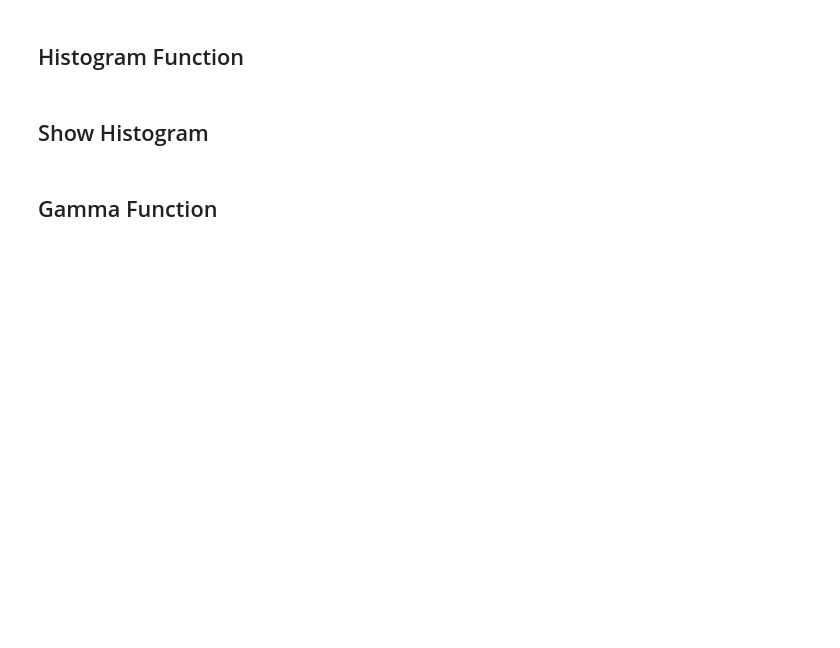
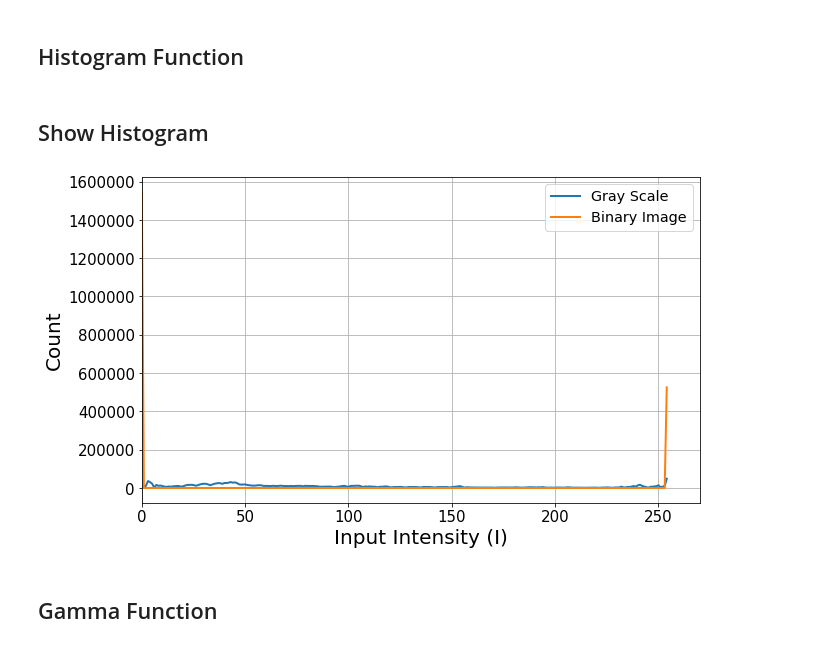
Before and after one commit to mohamed244134/Shotgun_Robot_Using_Image_Processing_Techniques, a Jupyter notebook: Intensity Level Transformation.ipynb, the cells around one changed output. Saved outputs shown, nothing was run; the diff lists cells and outputs as text; code cells hidden in the pictures; blank space fills up the shorter version.

```diff
--- a/Intensity Level Transformation.ipynb
+++ b/Intensity Level Transformation.ipynb
@@ -33,17 +65,34 @@ import cv2
 # %% [markdown]
 ## Histogram Function
-# %%
-## define the histogram function ##
-def hist_func:
-    ##... CODE HERE ...##
+# %%
+## define the histogram function ##
+def hist_func(img_in,img_out,name,name_1,name_2):
+    ##... CODE HERE ...##
+    hist_in = cv2.calcHist([img_in],[0],None,[255],[0,256])
+    hist_out = cv2.calcHist([img_out],[0],None,[255],[0,256])
+    fig, ax = plt.subplots(figsize=(10,6))
+    plt.plot(hist_in,linewidth=2)
+    plt.plot(hist_out,linewidth=2)
+    plt.grid()
+    plt.legend([name_1, name_2],fontsize='x-large')
+    plt.xlim([0,270])
+    #plt.ylim([0,60000])
+    plt.xticks(size=15)
+    plt.yticks(size=15)
+    plt.xlabel('Input Intensity (I)',size=20)
+    plt.ylabel('Count',size=20)
+#     plt.savefig(name+'.png')
 # %% [markdown]
 ## Show Histogram
 # %%
 ## show the histogram of the grayscale image, compared to the binary image ##
 ##... CODE HERE ...##
-
+hist_func(img_gray, img2_bw,'',"Gray Scale","Binary Image")
 ## save the histogram outputted ##
 ##... CODE HERE ...##
+plt.savefig("Histo.png")
+# %% [output]
+[figure, added]
 # %% [markdown]
 ## Gamma Function
 # %%
```
Also changed, not shown: parts of 13 cells of this notebook, 15 other files.
